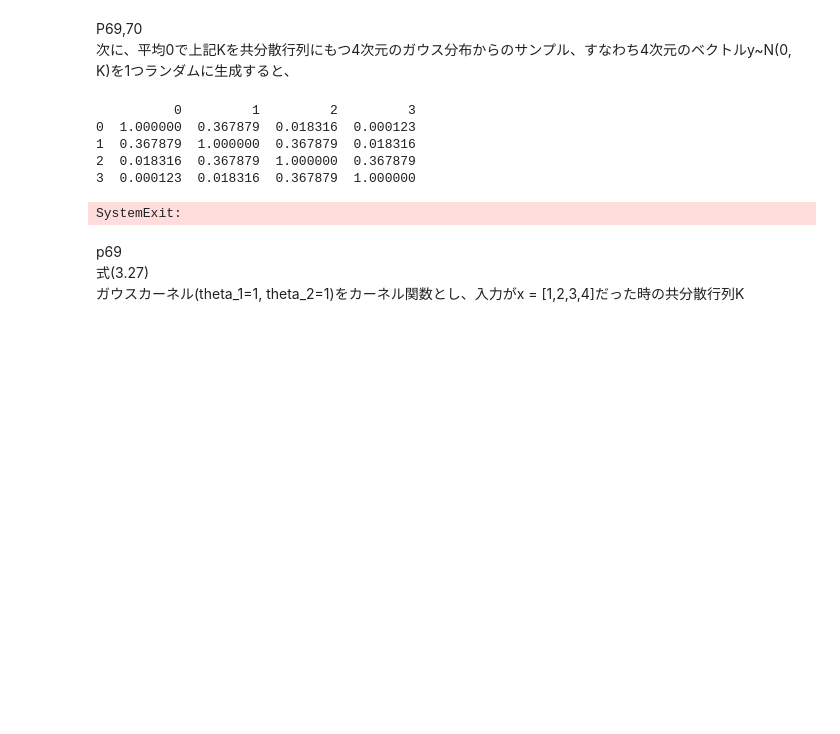
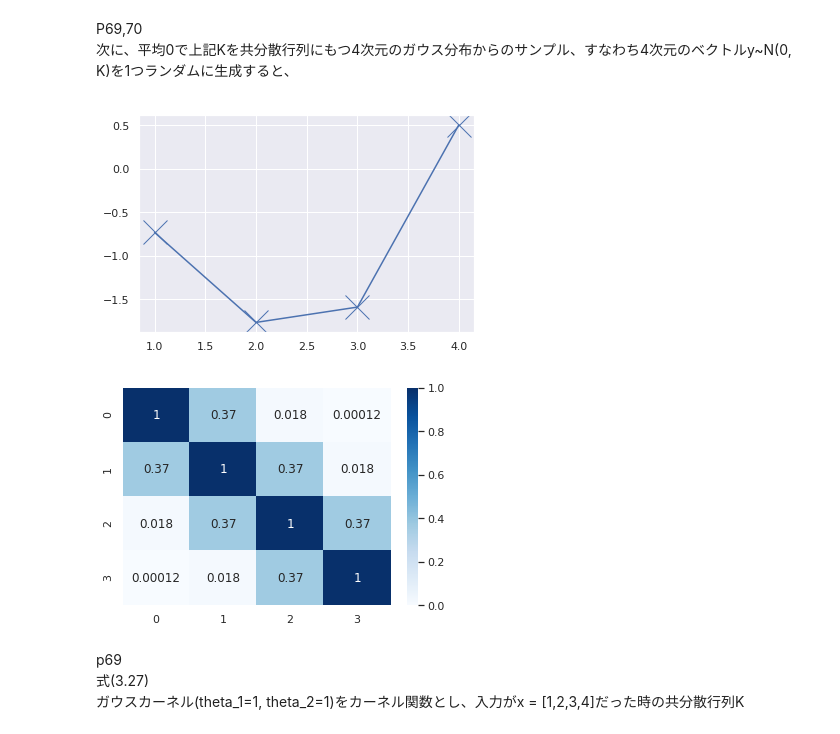
Before and after one commit to yryrgogo/data_analysis, a Jupyter notebook: statistics/Gaussian_process.ipynb, the cells around one changed output. Saved outputs shown, nothing was run; the diff lists cells and outputs as text; code cells hidden in the pictures; blank space fills up the shorter version.

```diff
--- a/statistics/Gaussian_process.ipynb
+++ b/statistics/Gaussian_process.ipynb
@@ -219,40 +239,40 @@ P69,70
 import seaborn as sns
 %matplotlib inline
 sns.set()
 
 std = 1
 tmp_mx = []
 
 #========================================================================
 # ガウス過程からのサンプリング
 """
-勘違いしていたが、p69に書いている
+ガウス過程の考え方として
+1. 共分散行列を入力データとカーネル関数から計算
+2. 各データ点における予測値（分布）は多変量ガウス分布からのサンプリングになる.その多変量ガウス分布の共分散行列が1のものになる。平均は0とできる
+(ここで疑問なのは、共分散行列をxから計算すると、当然xの値が近いもの同士の共分散が大きくなる。それは自然なことだが、単軸だと非線形な関係は表せない。だから多変量か。そりゃそうだな)
+
 """
 
 #コレスキー分解を使う場合
 L = np.linalg.cholesky(K)
 y_gp = np.dot(L, X)
 
 # numpy functionを使う場合
 # 共分散行列Kを指定した多変量正規分布からのサンプリング
 y_gp = np.random.multivariate_normal(np.zeros(len(K)), K)
 #========================================================================
 
 sns.color_palette(n_colors=24)
 plt.plot(X, y_gp, 'bx', markersize=24)
 plt.plot(X, y_gp, 'b-')
 # sns.pointplot(x=X, y=y_gp)
 # fill_between (xx, ypr - 2*sqrt(spr), ypr + 2*sqrt(spr), color='#ccccff')
 plt.show()
 sns.heatmap(K, cmap='Blues', annot=True)
 plt.show()
 # %% [output]
-          0         1         2         3
-0  1.000000  0.367879  0.018316  0.000123
-1  0.367879  1.000000  0.367879  0.018316
-2  0.018316  0.367879  1.000000  0.367879
-3  0.000123  0.018316  0.367879  1.000000
-SystemExit:
+[figure, added]
+[figure, added]
 # %% [markdown]
 p69
 式(3.27)
```
Also changed, not shown: parts of 8 cells of this notebook.
